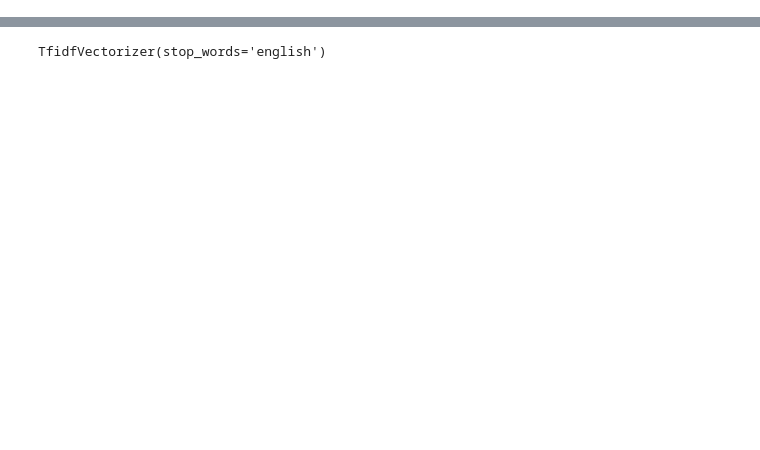
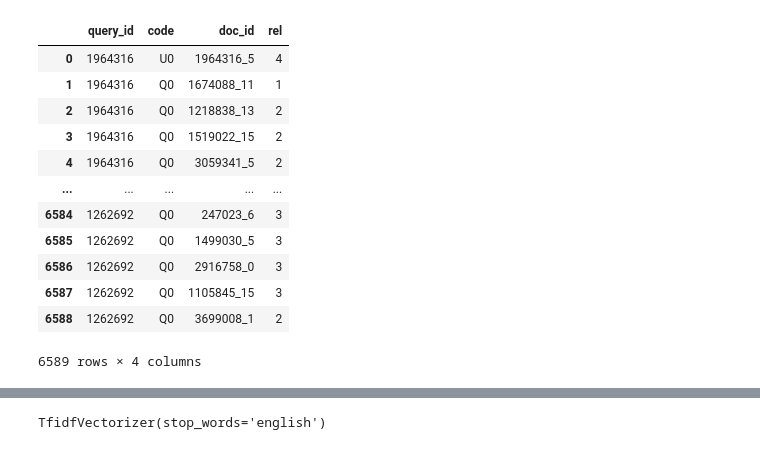
Before and after one commit to issam-hub/seri, a Jupyter notebook: code.ipynb, the cells around one changed output, grey strips where cells are left out. Cells and saved outputs as stored; diff of their text form; code cells hidden in the pictures; blank space fills up the shorter version.

```diff
--- a/code.ipynb
+++ b/code.ipynb
@@ -2,4 +2,6 @@
 import pandas as pd
 import numpy as np
 # %%
-df = pd.read_csv("small/tmdb_5000_movies.csv")
+df = pd.read_table("my-dataset/collection.tsv")
+queries = pd.read_table("my-dataset/test/queries.txt")
+rels = pd.read_table("my-dataset/test/qrels")
@@ -21,0 +39,16 @@ df
+# %%
+rels
+# %% [output]
+|  | query_id | code | doc_id | rel |
+| 0 | 1964316 | U0 | 1964316_5 | 4 |
+| 1 | 1964316 | Q0 | 1674088_11 | 1 |
+| 2 | 1964316 | Q0 | 1218838_13 | 2 |
+| 3 | 1964316 | Q0 | 1519022_15 | 2 |
+| 4 | 1964316 | Q0 | 3059341_5 | 2 |
+| ... | ... | ... | ... | ... |
+| 6584 | 1262692 | Q0 | 247023_6 | 3 |
+| 6585 | 1262692 | Q0 | 1499030_5 | 3 |
+| 6586 | 1262692 | Q0 | 2916758_0 | 3 |
+| 6587 | 1262692 | Q0 | 1105845_15 | 3 |
+| 6588 | 1262692 | Q0 | 3699008_1 | 2 |
+6589 rows × 4 columns
```
Also changed, not shown: parts of 12 cells of this notebook, 3 other files.
